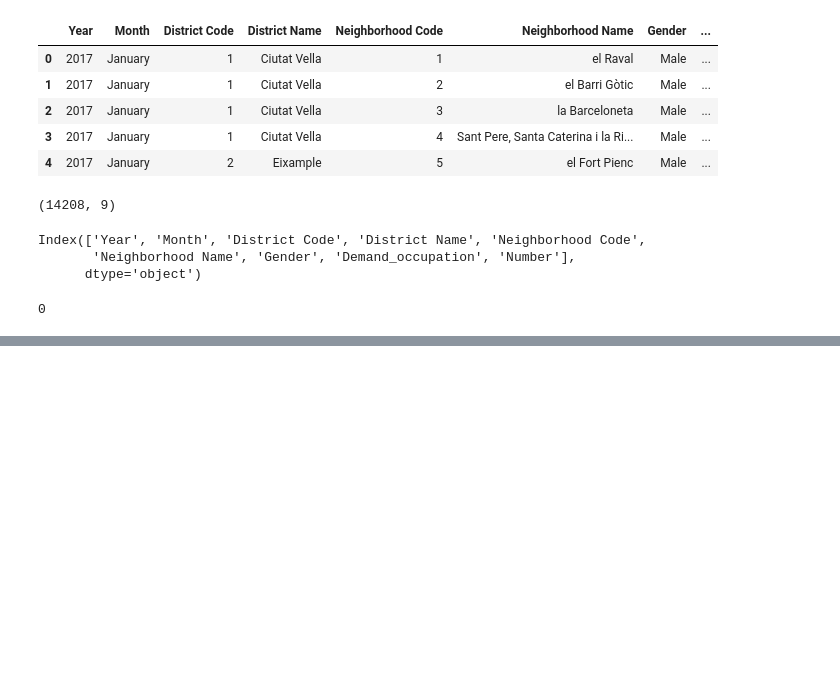
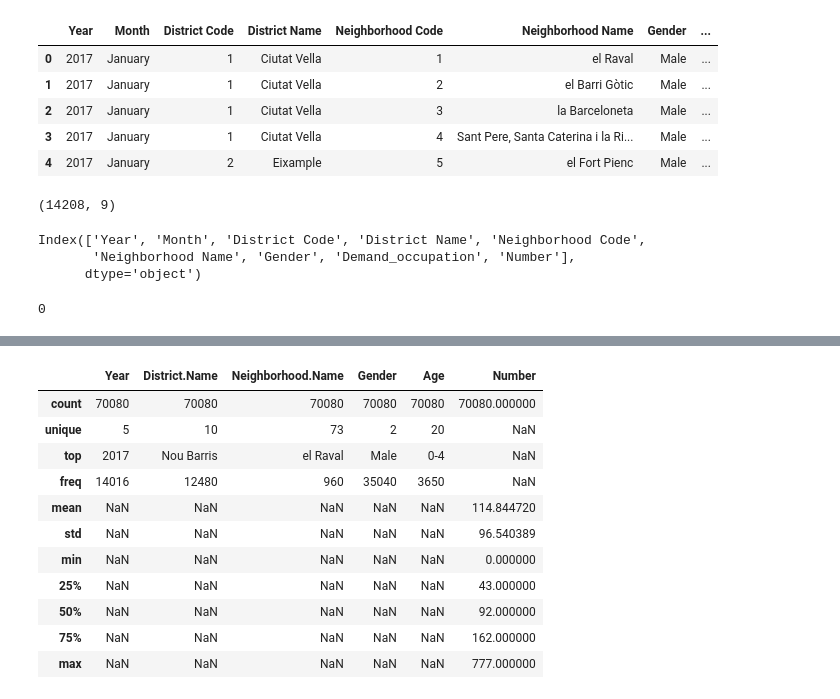
Before and after one commit to VictorBlay/UnemploymentBCN, a Jupyter notebook: data/Data_cleaning.ipynb, the cells around one changed output, grey strips where cells are left out. Drawn from its saved outputs; the diff is of its cells as text; code cells hidden in the pictures; blank space fills up the shorter version.

```diff
--- a/data/Data_cleaning.ipynb
+++ b/data/Data_cleaning.ipynb
@@ -212,0 +237,15 @@ memory usage: 999.1+ KB
+# %%
+df.describe(include = 'all')
+# %% [output]
+|  | Year | District.Name | Neighborhood.Name | Gender | Age | Number |
+| count | 70080 | 70080 | 70080 | 70080 | 70080 | 70080.000000 |
+| unique | 5 | 10 | 73 | 2 | 20 | NaN |
+| top | 2017 | Nou Barris | el Raval | Male | 0-4 | NaN |
+| freq | 14016 | 12480 | 960 | 35040 | 3650 | NaN |
+| mean | NaN | NaN | NaN | NaN | NaN | 114.844720 |
+| std | NaN | NaN | NaN | NaN | NaN | 96.540389 |
+| min | NaN | NaN | NaN | NaN | NaN | 0.000000 |
+| 25% | NaN | NaN | NaN | NaN | NaN | 43.000000 |
+| 50% | NaN | NaN | NaN | NaN | NaN | 92.000000 |
+| 75% | NaN | NaN | NaN | NaN | NaN | 162.000000 |
+| max | NaN | NaN | NaN | NaN | NaN | 777.000000 |
```
Also changed, not shown: parts of 26 cells of this notebook.
